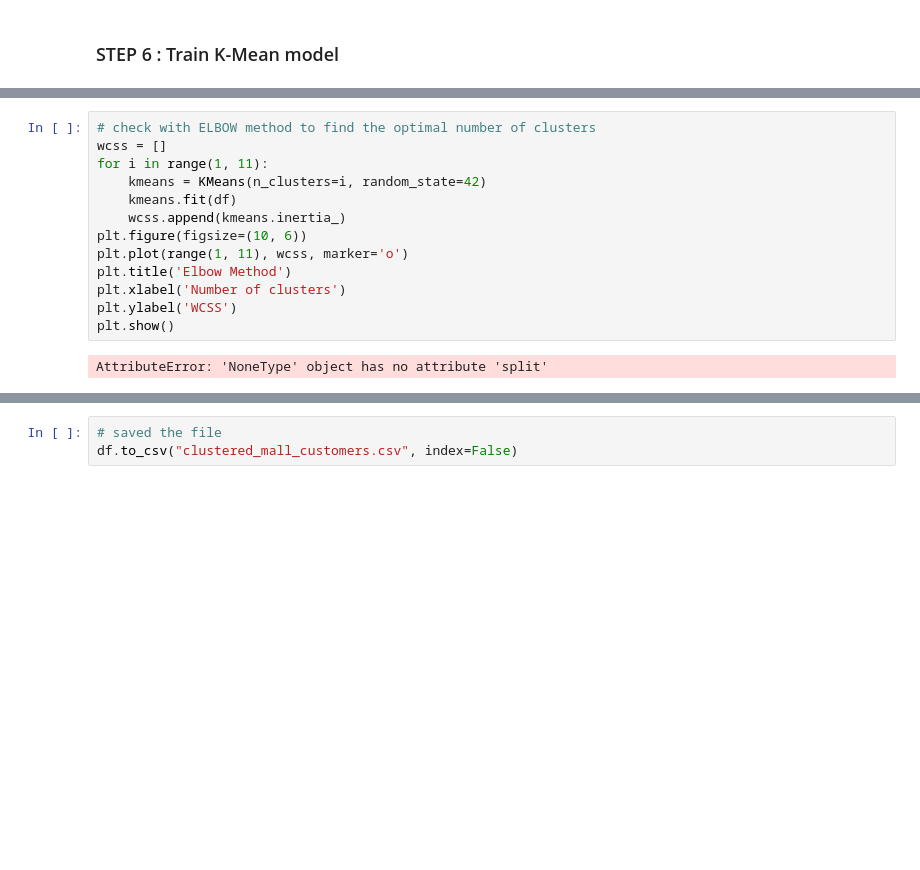
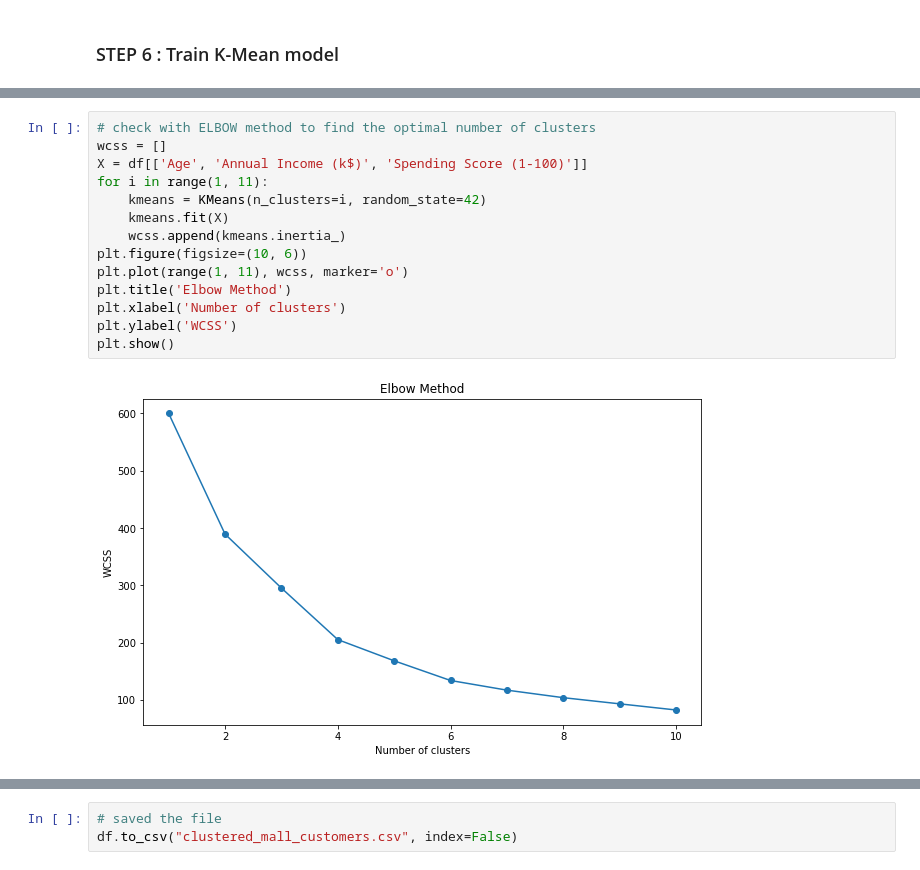
Before and after one commit to Amulyad4/K-Means, a Jupyter notebook: km.ipynb, the cells around one changed output, grey strips where cells are left out. Saved outputs shown, nothing was run; the diff lists cells and outputs as text; blank space fills up the shorter version.

```diff
--- a/km.ipynb
+++ b/km.ipynb
@@ -147,18 +147,19 @@ df.head()
 # %%
 # check with ELBOW method to find the optimal number of clusters
 wcss = []
+X = df[['Age', 'Annual Income (k$)', 'Spending Score (1-100)']]
 for i in range(1, 11):
     kmeans = KMeans(n_clusters=i, random_state=42)
-    kmeans.fit(df)
+    kmeans.fit(X)
     wcss.append(kmeans.inertia_)
 plt.figure(figsize=(10, 6))
 plt.plot(range(1, 11), wcss, marker='o')
 plt.title('Elbow Method')
 plt.xlabel('Number of clusters')
 plt.ylabel('WCSS')
 plt.show()
 # %% [output]
-AttributeError: 'NoneType' object has no attribute 'split'
+[figure, added]
 # %%
 # display clusters using scatter plot
 plt.figure(figsize=(10, 6))
```
Also changed, not shown: parts of 6 cells of this notebook.
